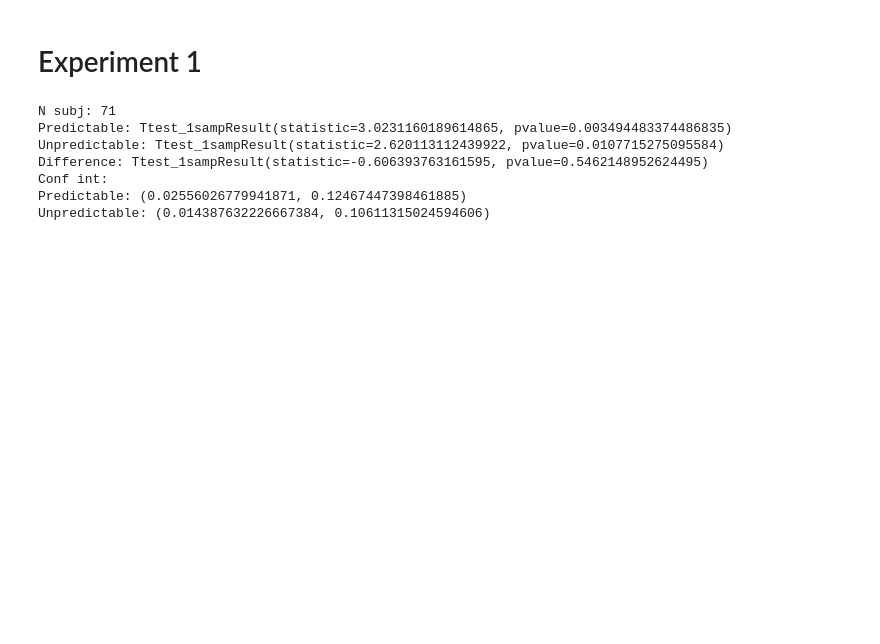
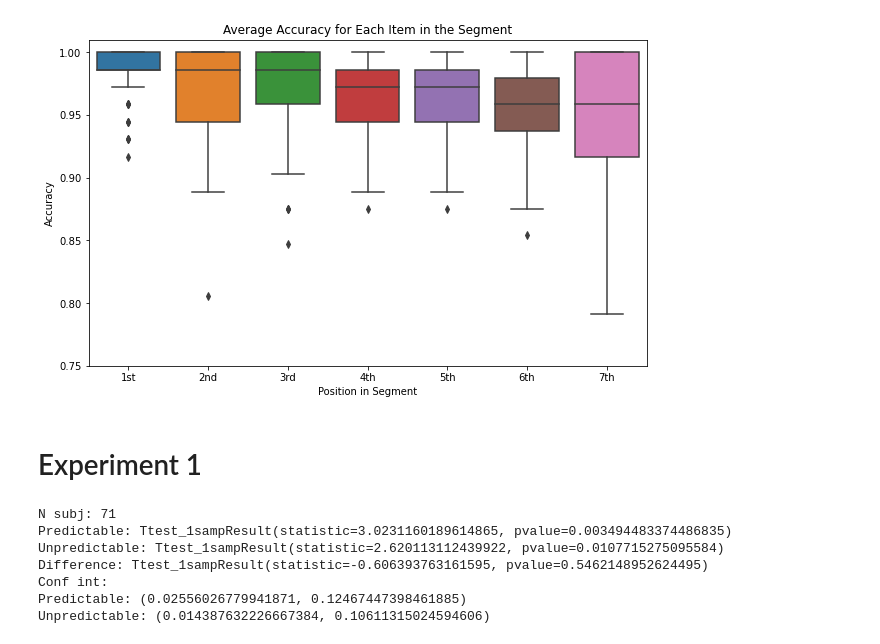
Before and after one commit to sjshim/event_boundary_wm, a Jupyter notebook: analysis_code/accuracy_analysis_and_figures.ipynb, the cells around one changed output. Saved outputs shown, nothing was run; the diff lists cells and outputs as text; code cells hidden in the pictures; blank space fills up the shorter version.

Commit message:
add exp1 accuracy by item position figure

```diff
--- a/analysis_code/accuracy_analysis_and_figures.ipynb
+++ b/analysis_code/accuracy_analysis_and_figures.ipynb
@@ -95,3 +137,16 @@ exp1_results_df.to_csv('exp1_results_withRT.csv')
+# %%
+#plot average accuracy for each item in the segment in box plot
+fig, ax = plt.subplots(figsize=(10, 6))
+sns.boxplot(data = [first_item_avg, second_item_avg, third_item_avg, fourth_item_avg, fifth_item_avg, sixth_item_avg, seventh_item_avg], ax=ax)
+ax.set_xticklabels(['1st', '2nd', '3rd', '4th', '5th', '6th', '7th'])
+#set y-axis max to be 1.00
+ax.set_ylim([0.75, 1.01])
+ax.set_ylabel('Accuracy')
+ax.set_xlabel('Position in Segment')
+plt.title('Average Accuracy for Each Item in the Segment')
+plt.show()
+# %% [output]
+[figure, added]
 # %%
 exp2a_data = sorted(glob.glob(exp2a_path+'*.csv'))
 background_within = []
```
Also changed, not shown: parts of 1 cell of this notebook.
